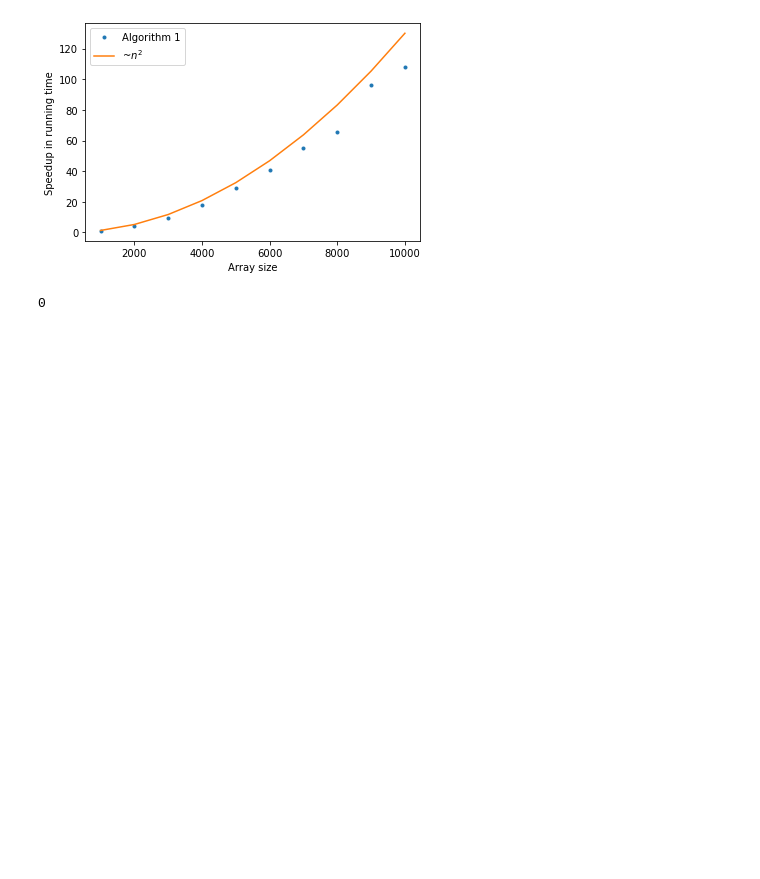
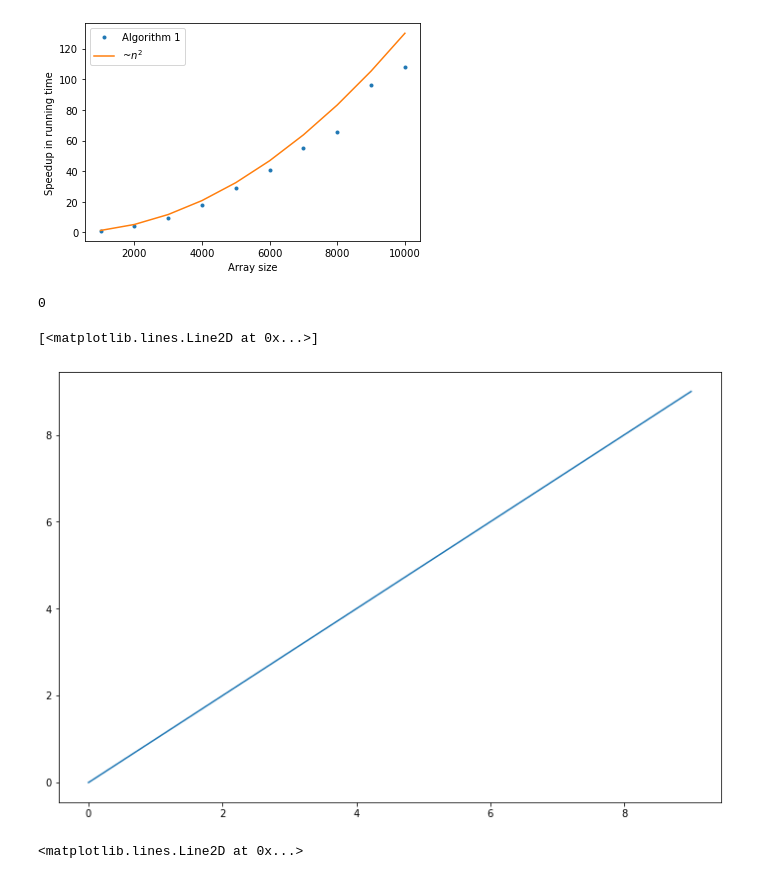
Before and after one commit to JakobSchauser/MLandData, a Jupyter notebook: DiskMat/Problem set 1/Analysis no one asked for.ipynb, the cells around one changed output. Cells and saved outputs as stored; diff of their text form; code cells hidden in the pictures; blank space fills up the shorter version.

```diff
--- a/DiskMat/Problem set 1/Analysis no one asked for.ipynb
+++ b/DiskMat/Problem set 1/Analysis no one asked for.ipynb
@@ -110,3 +110,18 @@ res = alg3(A,0,len(A)-1)
 print(res)
 # %% [output]
 0
+# %%
+x = [i for i in range(10)]
+
+
+fig, axs = plt.subplots(1,1,figsize=(12,8))
+
+
+axs.plot(x,x)
+# %% [output]
+[<matplotlib.lines.Line2D at 0x...>]
+[figure, added]
+# %%
+()
+# %% [output]
+<matplotlib.lines.Line2D at 0x...>
```
